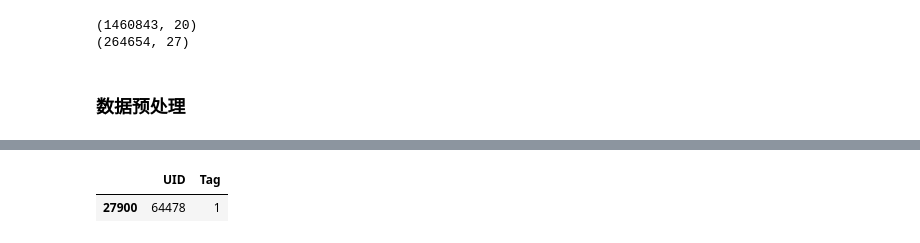
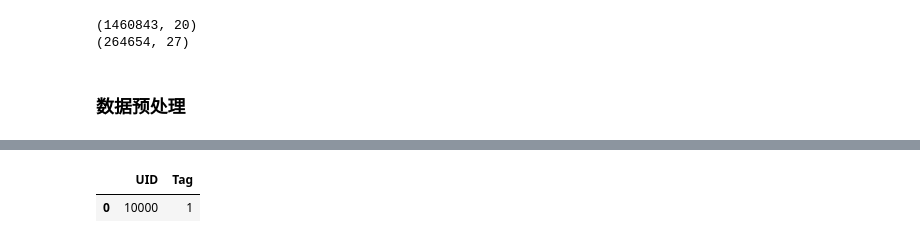
Before and after one commit to alexliu2360/dc_xjf, a Jupyter notebook: baseline.ipynb, the cells around one changed output, grey strips where cells are left out. Cells and saved outputs as stored; diff of their text form; code cells hidden in the pictures.

```diff
--- a/baseline.ipynb
+++ b/baseline.ipynb
@@ -133,8 +87,8 @@ tran_train[tran_train['UID'] == 64478]
 # %%
-tag_train[tag_train['UID'] == 64478]
+tag_train[tag_train['UID'] == 10000]
 # %% [output]
 |  | UID | Tag |
-| 27900 | 64478 | 1 |
+| 0 | 10000 | 1 |
 # %%
 op_train_uids = [uid for uid, item in op_train.groupby('UID', as_index=False).groups.items()]
 tran_train_uids = [uid for uid, item in tran_train.groupby('UID', as_index=False).groups.items()]
```
Also changed, not shown: parts of 8 cells of this notebook.
